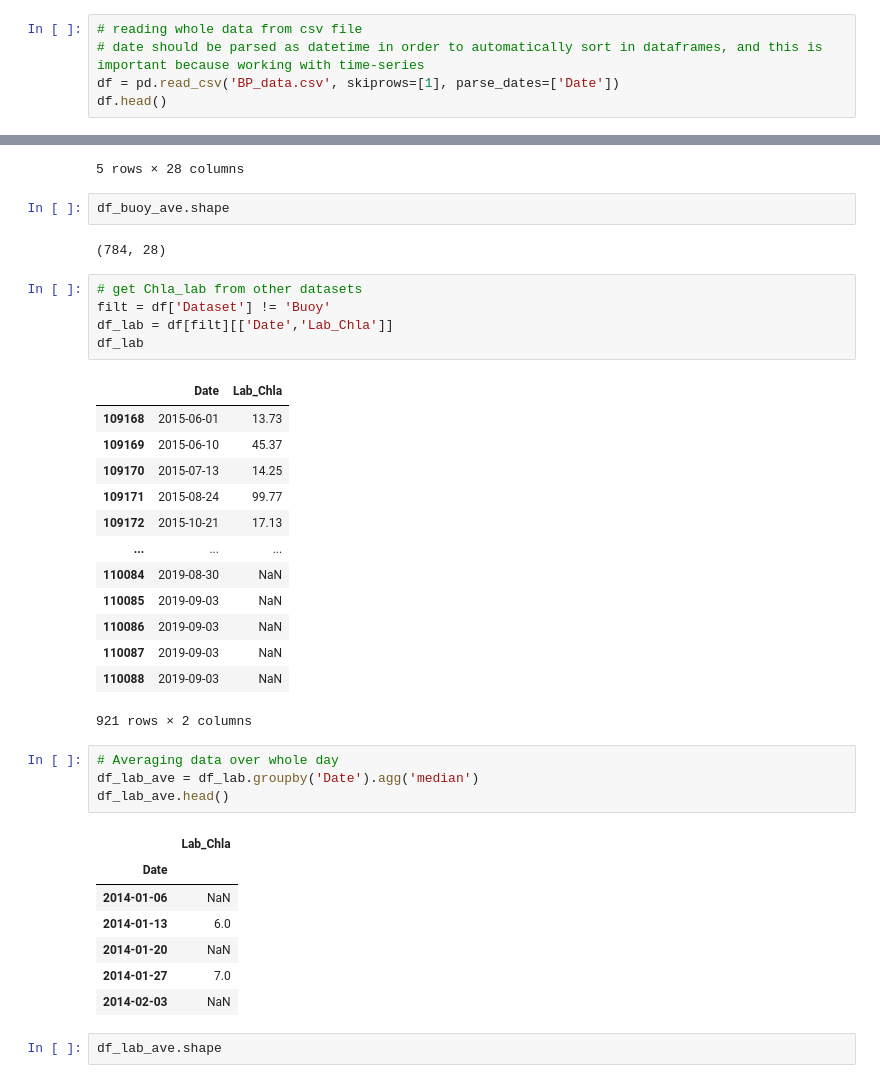
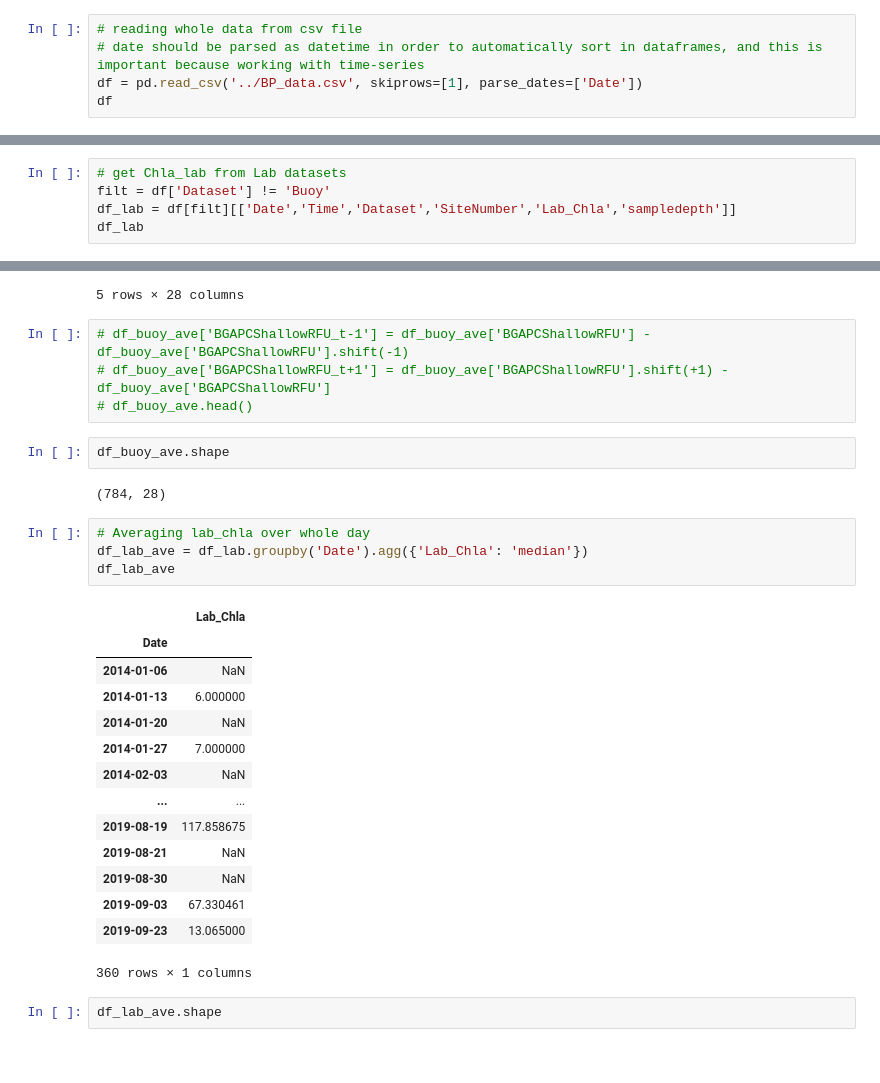
Before and after one commit to AmirM69/p1_BPL_chla_BuoyData, a Jupyter notebook: chla_prediction_daily_averaged.ipynb, the cells around one changed output, grey strips where cells are left out. Cells and saved outputs as stored; diff of their text form.

```diff
--- a/chla_prediction_daily_averaged.ipynb
+++ b/chla_prediction_daily_averaged.ipynb
@@ -7,8 +7,8 @@ import seaborn as sb
 # %%
 # reading whole data from csv file
 # date should be parsed as datetime in order to automatically sort in dataframes, and this is important because working with time-series
-df = pd.read_csv('BP_data.csv', skiprows=[1], parse_dates=['Date'])
-df.head()
+df = pd.read_csv('../BP_data.csv', skiprows=[1], parse_dates=['Date'])
+df
 # %% [output]
 |  | SampleID | Dataset | Date | Time | SiteNumber | latitude | Longitude | BottomDepth | sampledepth | ... |
 | 0 | 1 | Buoy | 2014-06-11 | 6:15:00 PM | 1 | 50.586139 | -105.384833 | 4.3 | NaN | ... |
@@ -36,3 +42,8 @@ df_buoy
 | 109166 | 2019-10-03 | NaN | NaN | NaN | NaN | NaN | NaN | NaN | ... |
 | 109167 | 2019-10-03 | NaN | NaN | NaN | NaN | NaN | NaN | NaN | ... |
 109168 rows × 40 columns
+# %%
+# get Chla_lab from Lab datasets
+filt = df['Dataset'] != 'Buoy'
+df_lab = df[filt][['Date','Time','Dataset','SiteNumber','Lab_Chla','sampledepth']]
+df_lab
@@ -283,41 +306,33 @@ df_buoy_ave.head()
 | 2014-06-14 | 6.9 | 289.0 | 5.55 | 11.835 | 89.0 | 946.2 | 2.62 | 42.5 | ... |
 | 2014-06-15 | 6.1 | 207.0 | 3.90 | 12.390 | 88.0 | 943.4 | 2.49 | 77.0 | ... |
 5 rows × 28 columns
+# %%
+# df_buoy_ave['BGAPCShallowRFU_t-1'] = df_buoy_ave['BGAPCShallowRFU'] - df_buoy_ave['BGAPCShallowRFU'].shift(-1)
+# df_buoy_ave['BGAPCShallowRFU_t+1'] = df_buoy_ave['BGAPCShallowRFU'].shift(+1) - df_buoy_ave['BGAPCShallowRFU']
+# df_buoy_ave.head()
 # %%
 df_buoy_ave.shape
 # %% [output]
 (784, 28)
-# %%
-# get Chla_lab from other datasets
-filt = df['Dataset'] != 'Buoy'
-df_lab = df[filt][['Date','Lab_Chla']]
-df_lab
-# %% [output]
-|  | Date | Lab_Chla |
-| 109168 | 2015-06-01 | 13.73 |
-| 109169 | 2015-06-10 | 45.37 |
-| 109170 | 2015-07-13 | 14.25 |
-| 109171 | 2015-08-24 | 99.77 |
-| 109172 | 2015-10-21 | 17.13 |
-| ... | ... | ... |
-| 110084 | 2019-08-30 | NaN |
-| 110085 | 2019-09-03 | NaN |
-| 110086 | 2019-09-03 | NaN |
-| 110087 | 2019-09-03 | NaN |
-| 110088 | 2019-09-03 | NaN |
-921 rows × 2 columns
 # %%
-# Averaging data over whole day
-df_lab_ave = df_lab.groupby('Date').agg('median')
-df_lab_ave.head()
+# Averaging lab_chla over whole day
+df_lab_ave = df_lab.groupby('Date').agg({'Lab_Chla': 'median'})
+df_lab_ave
 # %% [output]
 |  | Lab_Chla |
 | Date |  |
 | 2014-01-06 | NaN |
-| 2014-01-13 | 6.0 |
+| 2014-01-13 | 6.000000 |
 | 2014-01-20 | NaN |
-| 2014-01-27 | 7.0 |
+| 2014-01-27 | 7.000000 |
 | 2014-02-03 | NaN |
+| ... | ... |
+| 2019-08-19 | 117.858675 |
+| 2019-08-21 | NaN |
+| 2019-08-30 | NaN |
+| 2019-09-03 | 67.330461 |
+| 2019-09-23 | 13.065000 |
+360 rows × 1 columns
 # %%
 df_lab_ave.shape
 # %% [output]
```
Also changed, not shown: parts of 16 cells of this notebook.
